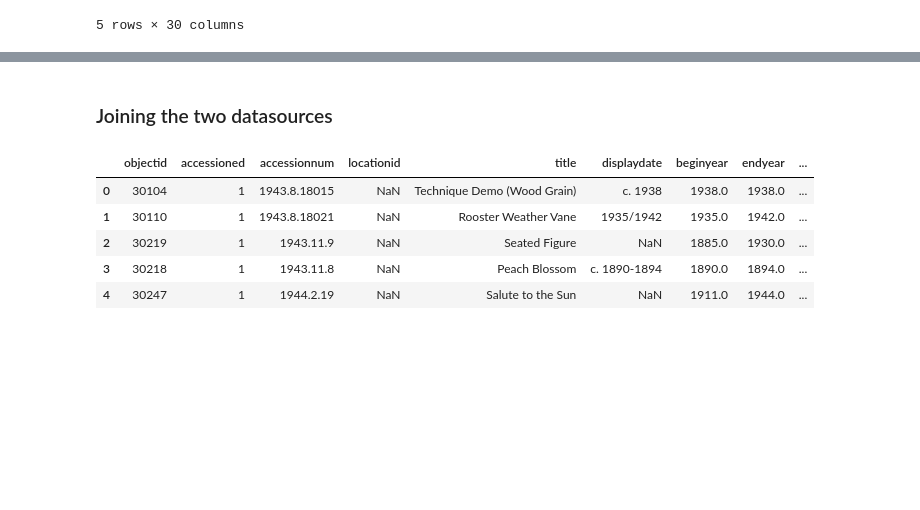
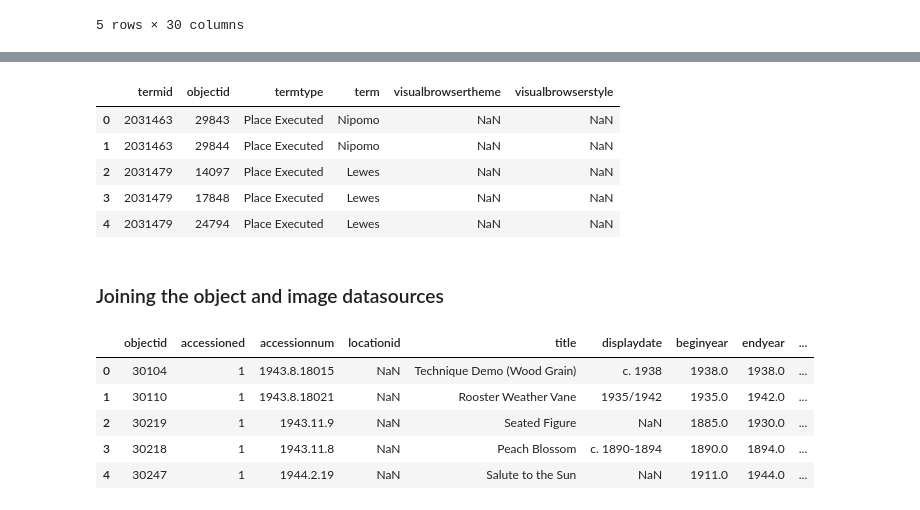
Before and after one commit to Macronic/cc0-resnet-learning, a Jupyter notebook: NGA Collection Download.ipynb, the cells around one changed output, grey strips where cells are left out. Cells and saved outputs as stored; diff of their text form; code cells hidden in the pictures; blank space fills up the shorter version.

Commit message:
Added downloading terms for NGA; added a mode of reading already downloaded images for NGA; added converting NGA to common format

```diff
--- a/NGA Collection Download.ipynb
+++ b/NGA Collection Download.ipynb
@@ -17,14 +17,17 @@ import pandas as pd
 
 CMA_GITHUB_OBJECT_DATA_CSV = 'https://github.com/NationalGalleryOfArt/opendata/raw/main/data/objects.csv'
 CMA_GITHUB_IMAGES_DATA_CSV = 'https://github.com/NationalGalleryOfArt/opendata/raw/main/data/published_images.csv'
+CMA_GITHUB_TERMS_DATA_CSV = 'https://github.com/NationalGalleryOfArt/opendata/raw/main/data/objects_terms.csv'
 METADATA_DIRECTORY = 'metadata'
 DATASET_NAME = 'nga'
 RAW_METADATA_DIRECTORY = os.path.join(METADATA_DIRECTORY, 'raw')
 RAW_METADATA_OBJECTS_FILENAME = os.path.join(RAW_METADATA_DIRECTORY, f'{DATASET_NAME}_objects.csv')
 RAW_METADATA_IMAGES_FILENAME = os.path.join(RAW_METADATA_DIRECTORY, f'{DATASET_NAME}_images.csv')
+RAW_METADATA_TERMS_FILENAME = os.path.join(RAW_METADATA_DIRECTORY, f'{DATASET_NAME}_terms.csv')
 
 RAW_IMAGE_DIRECTORY = os.path.join('dataset', 'raw')
 DATASET_IMAGES_LIMIT = 30000
+USE_DOWNLOADED_RAW_IMAGES = True
 MAX_IMAGE_SIZE = 1000
 # %% [markdown]
 ### Preparing directories
@@ -80,8 +91,19 @@ raw_images_metadata.head()
 | 2 | 0001668a-dd1c-48e8-9267-b6d1697d43c8 | https://api.nga.gov/iiif/0001668a... | https://api.nga.gov/iiif/0001668a... | primary | 0.0 | 3446 | 4448 | NaN | 2014-01-02 14:50:50-05 | 2023-07-27 12:39:11-04 | ... |
 | 3 | 00032658-8a7a-44e3-8bb8-df8c172f521d | https://api.nga.gov/iiif/00032658... | https://api.nga.gov/iiif/00032658... | primary | 0.0 | 2674 | 3798 | NaN | 2010-10-13 15:37:25-04 | 2023-07-27 15:51:54-04 | ... |
 | 4 | 0003d4e4-d7fd-4835-8d27-1e9e20672e39 | https://api.nga.gov/iiif/0003d4e4... | https://api.nga.gov/iiif/0003d4e4... | primary | 0.0 | 3000 | 2648 | 640.0 | 2014-11-19 14:24:42-05 | 2023-11-07 14:13:17-05 | ... |
+# %%
+raw_terms_metadata = pd.read_csv(RAW_METADATA_TERMS_FILENAME)
+
+raw_terms_metadata.head()
+# %% [output]
+|  | termid | objectid | termtype | term | visualbrowsertheme | visualbrowserstyle |
+| 0 | 2031463 | 29843 | Place Executed | Nipomo | NaN | NaN |
+| 1 | 2031463 | 29844 | Place Executed | Nipomo | NaN | NaN |
+| 2 | 2031479 | 14097 | Place Executed | Lewes | NaN | NaN |
+| 3 | 2031479 | 17848 | Place Executed | Lewes | NaN | NaN |
+| 4 | 2031479 | 24794 | Place Executed | Lewes | NaN | NaN |
 # %% [markdown]
-### Joining the two datasources
+### Joining the object and image datasources
 # %%
 raw_metadata = raw_objects_metadata.merge(raw_images_metadata, left_on='objectid', right_on='depictstmsobjectid')
 
```
Also changed, not shown: parts of 6 cells of this notebook, 1 other file.
